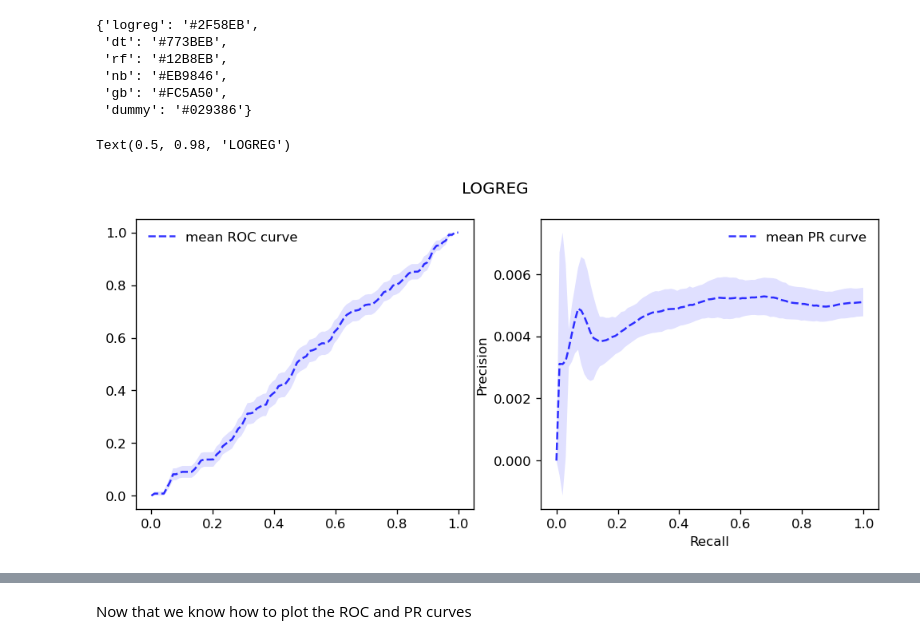
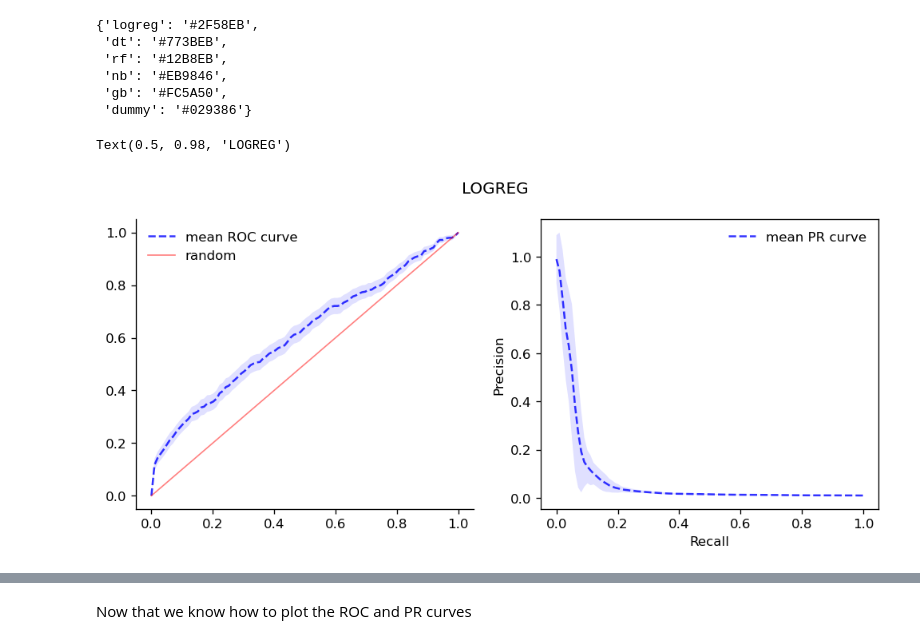
Before and after one commit to pibieta/imbalanced_learning, a Jupyter notebook: notebooks/pablo-best-benchmark-model.ipynb, the cells around one changed output, grey strips where cells are left out. Saved outputs shown, nothing was run; the diff lists cells and outputs as text; code cells hidden in the pictures.

```diff
--- a/notebooks/pablo-best-benchmark-model.ipynb
+++ b/notebooks/pablo-best-benchmark-model.ipynb
@@ -332,8 +334,8 @@ n_informative = 2
 class_sep = 0.5
 metrics = {}
 fit_time = {}
-imbalances = [0.5, 0.3, 0.2, 0.1, 0.05, 0.01, 5e-3, 1e-4]
-random_state = 42
+imbalances = [0.5, 0.2, 0.1, 0.05, 0.01, 5e-3, 1e-3, 5e-4]
+random_state = 420
 for imbalance in tqdm(imbalances):
     print(f'Minority class proportion: {imbalance}')
     metrics[imbalance] = {}
@@ -373,7 +375,7 @@ for imbalance in tqdm(imbalances):
 
     # Naive Bayes
     print('\tNaive Bayes ...')
-    nb_clf = RandomForestClassifier()
+    nb_clf = GaussianNB()
     nb_clf.fit(X_train, y_train)
     y_proba_nb = nb_clf.predict_proba(X_test)
     metrics[imbalance]['nb'] = compute_metrics_bootstrap(y_true = y_test, y_pred = y_proba_nb[:,1])
@@ -621,17 +623,22 @@ colors
  'gb': '#FC5A50',
  'dummy': '#029386'}
 # %%
-imbalance = 0.0001
+imbalance = 0.005
 model_name = 'logreg'
-# f, ax = plt.subplots(len(colors), 2, dpi = 100, figsize = (10, 4*len(colors)))
-# for axis, model_name  in zip(ax, colors.keys()):
-#     print(axis, model_name)
+# Get metrics
 df_metrics = metrics[imbalance][model_name]['df_metrics']
+# Plot
 f, ax = plt.subplots(1,2, dpi = 120, figsize = (10,4))
 plot_roc_curve(df_metrics, color = 'blue',
                 ax = ax[0])
+ax[0].plot([0,1],[0,1], lw = 1,
+            color = 'r',
+            label = 'random',
+             alpha = 0.5)
+ax[0].legend(frameon = False)
 plot_pr_curve(df_metrics=df_metrics, color = 'blue', ax = ax[1])
+clean_ax(ax[0])
 f.suptitle(model_name.upper())
 # %% [output]
 Text(0.5, 0.98, 'LOGREG')
-[figure, old version]
+[figure, new version]
```
Also changed, not shown: parts of 33 cells of this notebook.
